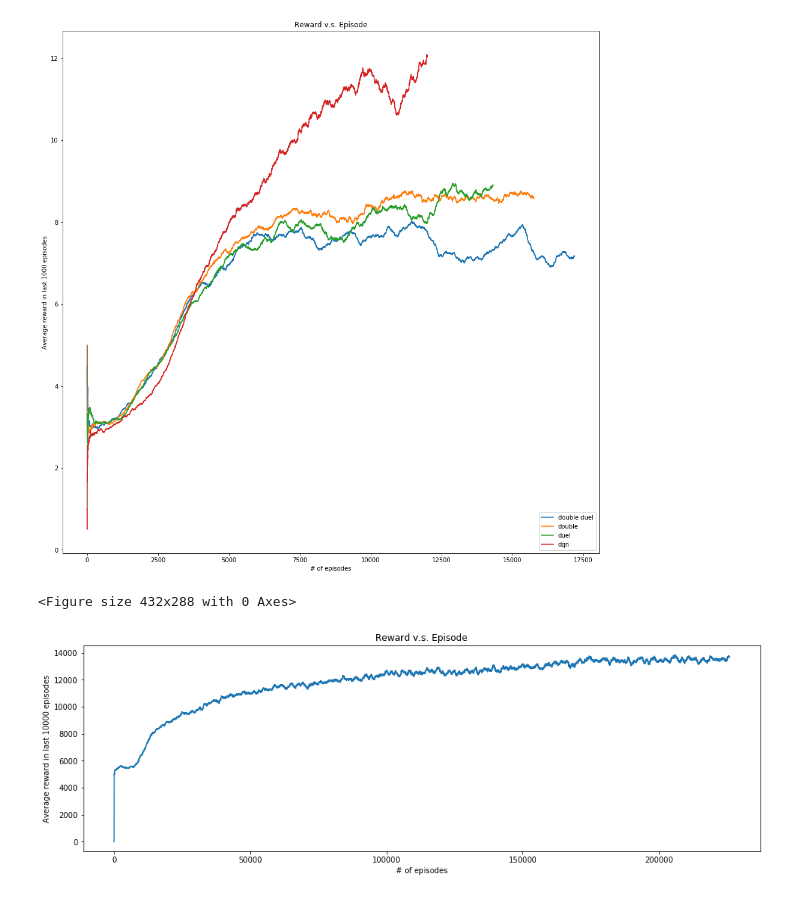
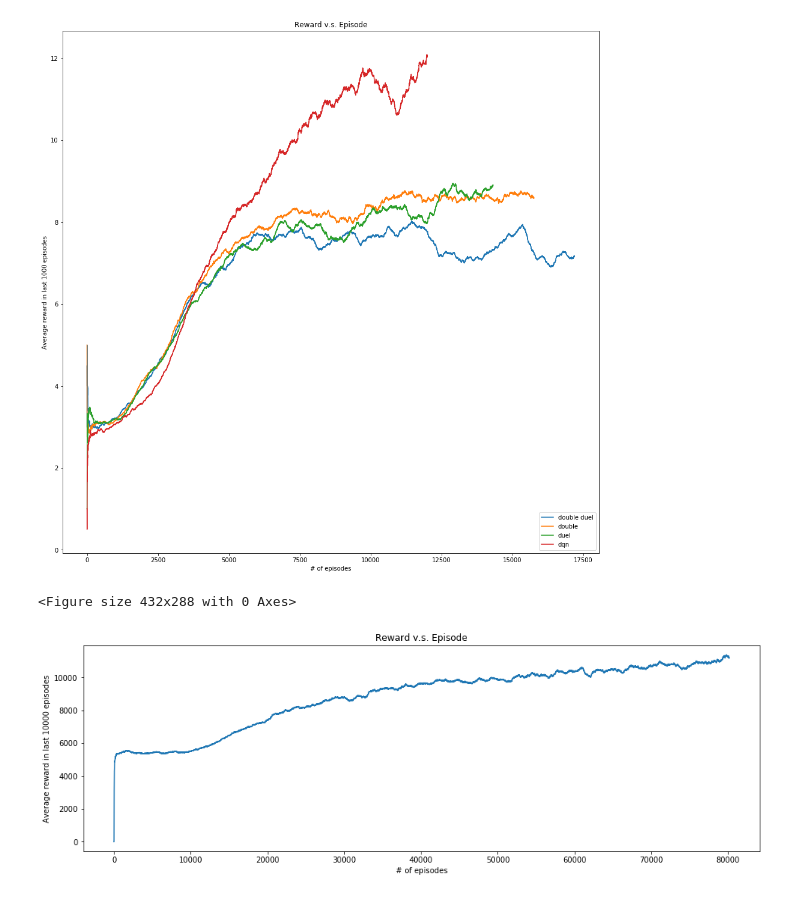
Before and after one commit to JasonYao81000/ADL2019, a Jupyter notebook: hw3/results/plot.ipynb, the cells around one changed output. Cells and saved outputs as stored; diff of their text form; code cells hidden in the pictures.

Commit message:
Plot the learning curves for A2C.

```diff
--- a/hw3/results/plot.ipynb
+++ b/hw3/results/plot.ipynb
@@ -147,20 +147,20 @@ plt.show()
 # %%
 N = 1000
 # %%
-a2c_avg_rewards = np.load('a2c_avg_rewards.npy') * 15.0
-a2c_recent_avg_rewards = []
-for i in range(a2c_avg_rewards.shape[0]):
-    recent_rewards = a2c_avg_rewards[max(0, i - N):i + 1]
-    a2c_recent_avg_rewards.append(sum(recent_rewards) / len(recent_rewards))
+a2c_world_0_avg_rewards = np.load('a2c-world-0_avg_rewards.npy') * 15.0
+a2c_world_0_recent_avg_rewards = []
+for i in range(a2c_world_0_avg_rewards.shape[0]):
+    recent_rewards = a2c_world_0_avg_rewards[max(0, i - N):i + 1]
+    a2c_world_0_recent_avg_rewards.append(sum(recent_rewards) / len(recent_rewards))
 # %%
 plt.clf()
 plt.figure(figsize=(16, 5))
 plt.title('Reward v.s. Episode')
 plt.ylabel('Average reward in last %d episodes' % (N * 10))
 plt.xlabel('# of episodes')
-plt.plot(a2c_recent_avg_rewards)
-plt.savefig('reward_episode_a2c.png')
+plt.plot(a2c_world_0_recent_avg_rewards)
+plt.savefig('reward_episode_a2c_world_0.png')
 plt.show()
 # %% [output]
 <Figure size 432x288 with 0 Axes>
-[figure, old version]
+[figure, new version]
```
Also changed, not shown: parts of 3 cells of this notebook, 4 other files.
